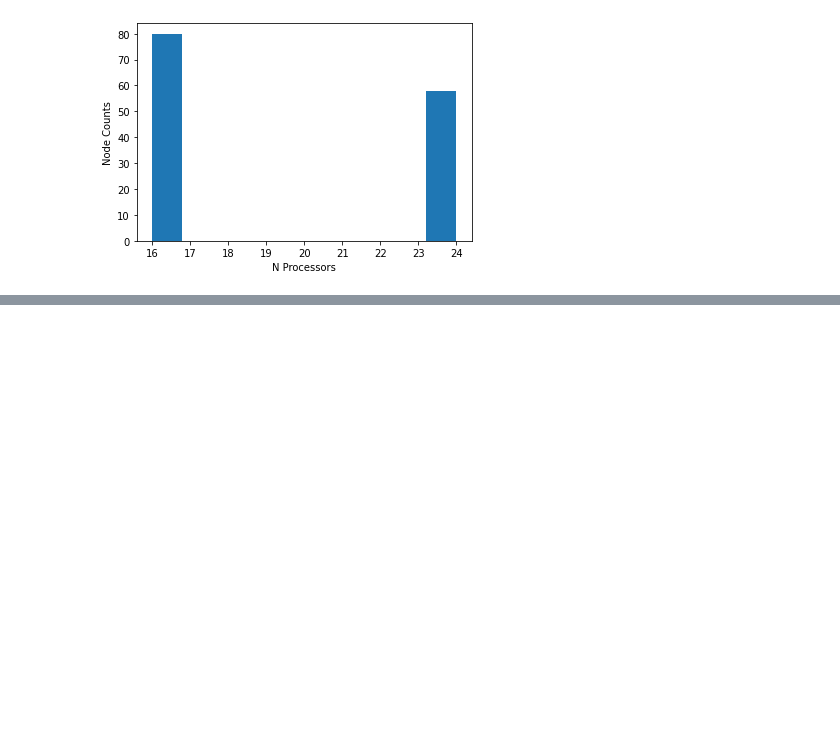
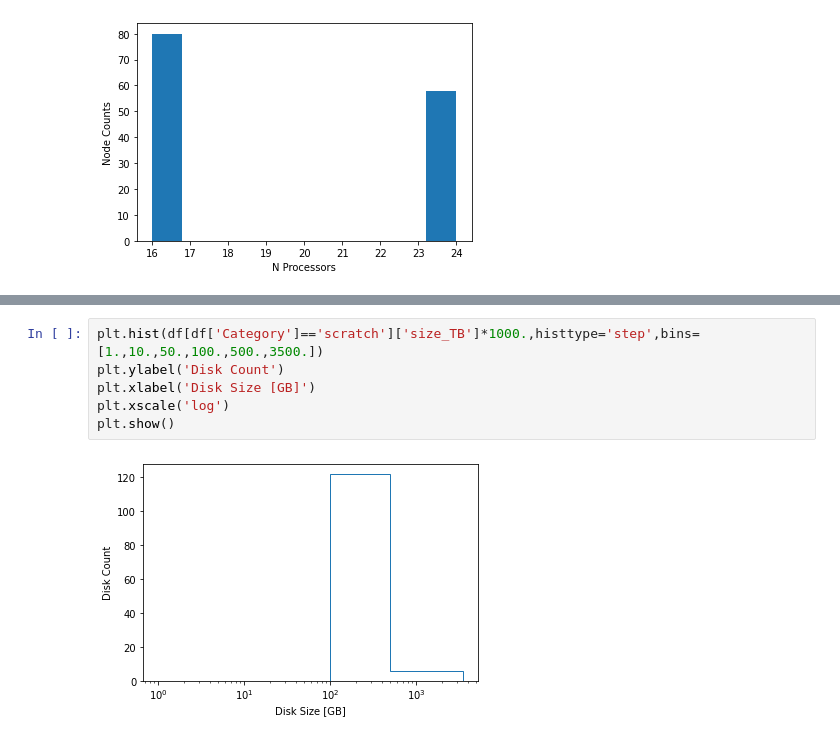
Before and after one commit to tomeichlersmith/umn-cluster, a Jupyter notebook: hardware/hwana.ipynb, the cells around one changed output, grey strips where cells are left out. Drawn from its saved outputs; the diff is of its cells as text; blank space fills up the shorter version.

```diff
--- a/hardware/hwana.ipynb
+++ b/hardware/hwana.ipynb
@@ -156,0 +219,8 @@ plt.show()
+# %%
+plt.hist(df[df['Category']=='scratch']['size_TB']*1000.,histtype='step',bins=[1.,10.,50.,100.,500.,3500.])
+plt.ylabel('Disk Count')
+plt.xlabel('Disk Size [GB]')
+plt.xscale('log')
+plt.show()
+# %% [output]
+[figure, added]
```
Also changed, not shown: parts of 5 cells of this notebook, 6 other files.
